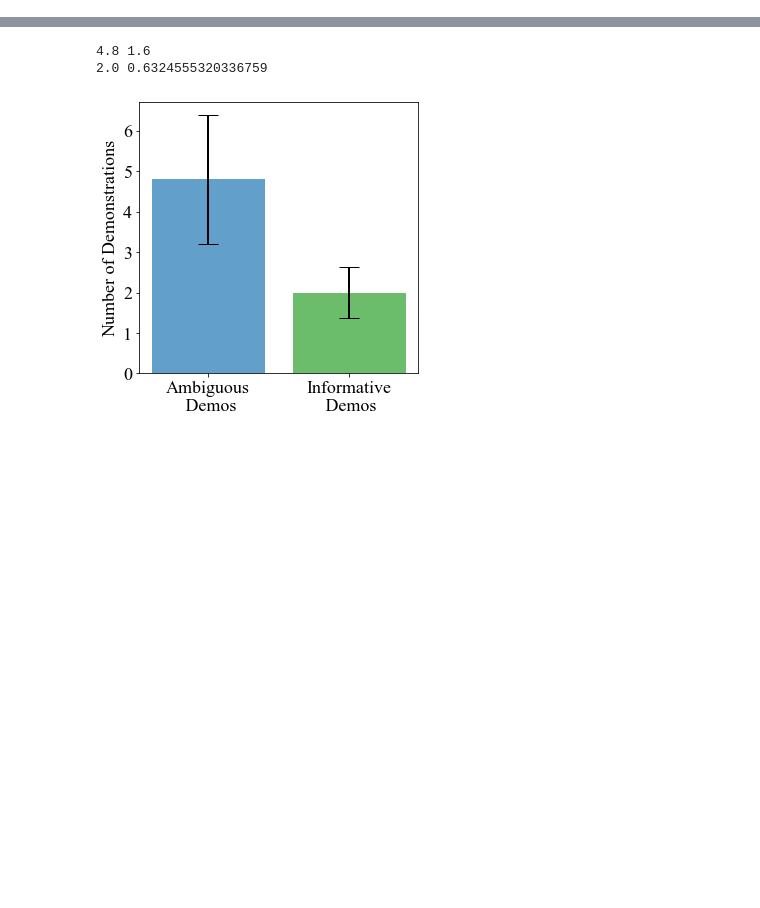
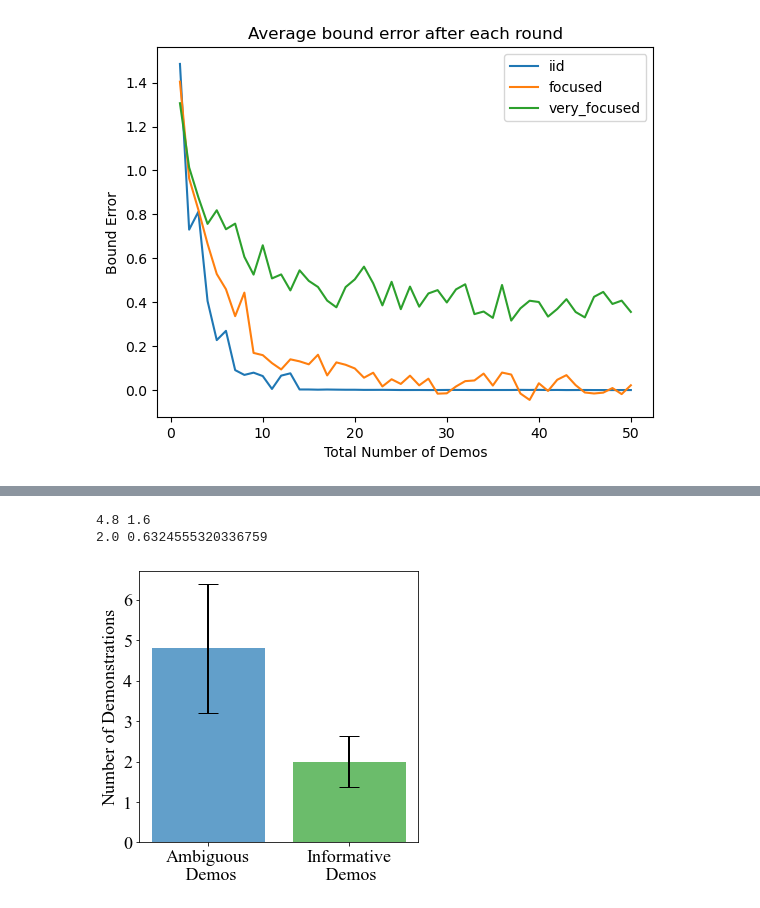
Before and after one commit to dsbrown1331/birl, a Jupyter notebook: plots.ipynb, the cells around one changed output, grey strips where cells are left out. Cells and saved outputs as stored; diff of their text form; code cells hidden in the pictures; blank space fills up the shorter version.

```diff
--- a/plots.ipynb
+++ b/plots.ipynb
@@ -7,0 +156,10 @@ import seaborn as sns
+# %%
+for key in repeat_metrics:
+    plt.plot(repeat_metrics[key]["num_demos"], repeat_metrics[key]["avg_bound_error"], label = key)
+plt.title("Average bound error after each round")
+plt.xlabel("Total Number of Demos")
+plt.ylabel("Bound Error")
+plt.legend()
+plt.show()
+# %% [output]
+[figure, added]
```
Also changed, not shown: parts of 13 cells of this notebook, 5 other files.
